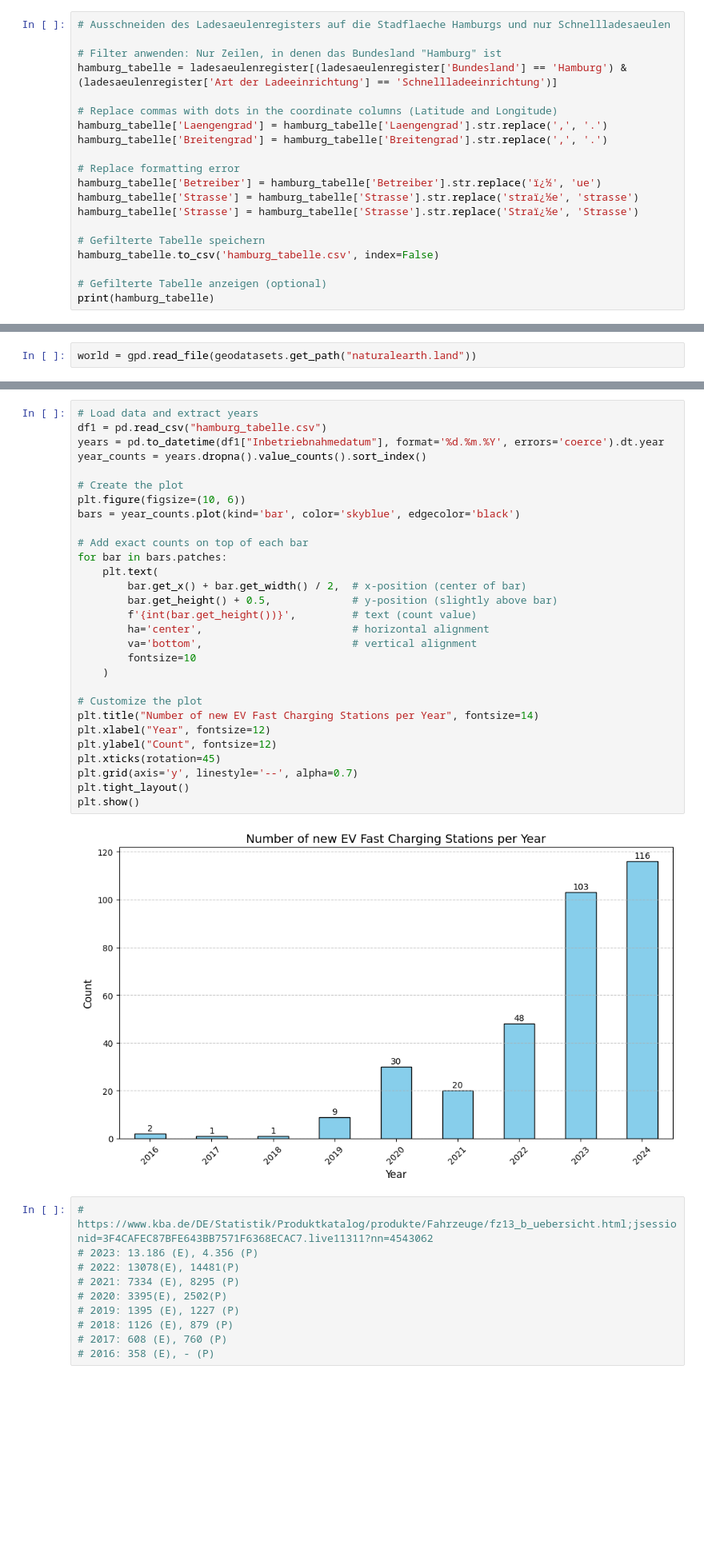
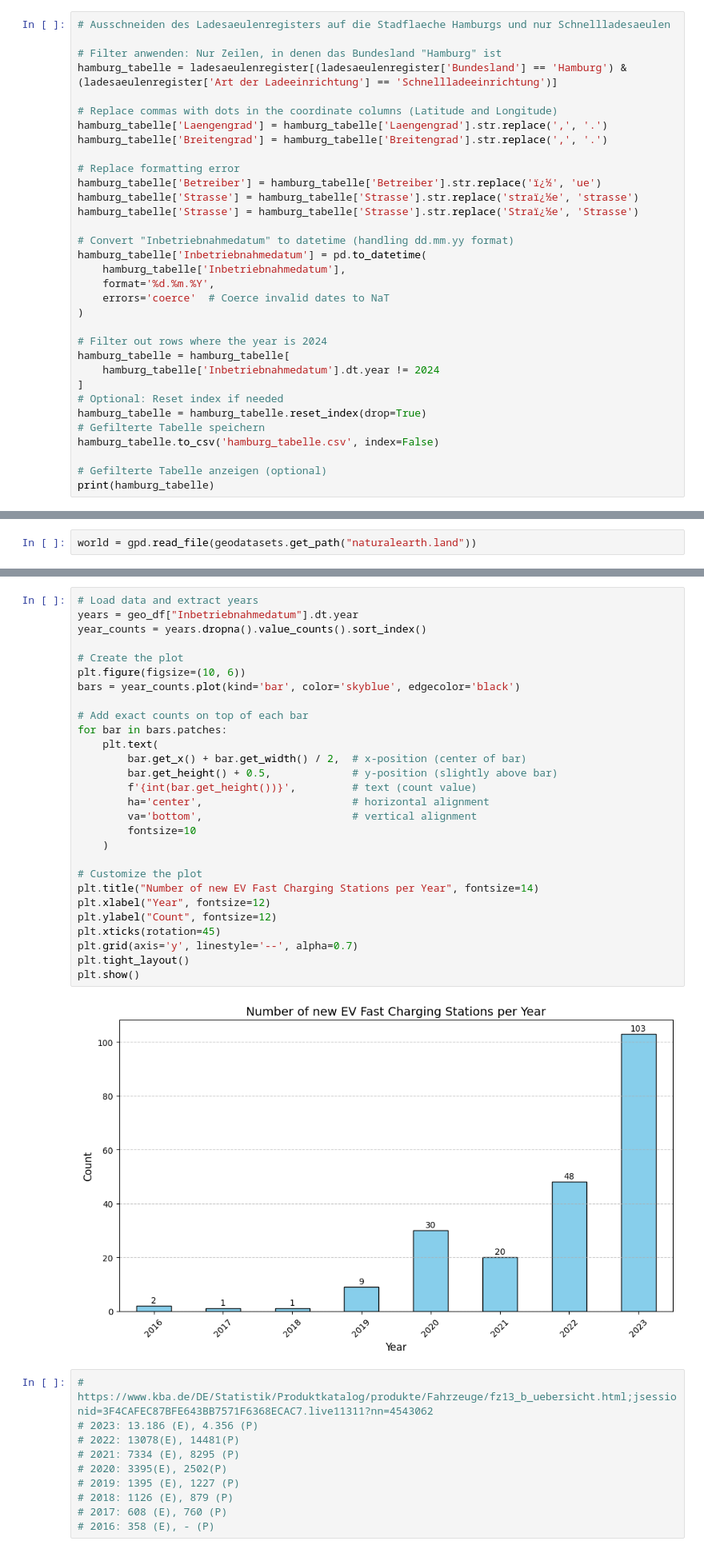
Before and after one commit to DanielJott/hamburg_echarging, a Jupyter notebook: hamburg.ipynb, the cells around one changed output, grey strips where cells are left out. Shown at 80% size. Cells and saved outputs as stored; diff of their text form; blank space fills up the shorter version.

```diff
--- a/hamburg.ipynb
+++ b/hamburg.ipynb
@@ -140,6 +142,19 @@ hamburg_tabelle['Betreiber'] = hamburg_tabelle['Betreiber'].str.replace('ï¿½'
 hamburg_tabelle['Strasse'] = hamburg_tabelle['Strasse'].str.replace('straï¿½e', 'strasse')
 hamburg_tabelle['Strasse'] = hamburg_tabelle['Strasse'].str.replace('Straï¿½e', 'Strasse')
 
+# Convert "Inbetriebnahmedatum" to datetime (handling dd.mm.yy format)
+hamburg_tabelle['Inbetriebnahmedatum'] = pd.to_datetime(
+    hamburg_tabelle['Inbetriebnahmedatum'],
+    format='%d.%m.%Y',
+    errors='coerce'  # Coerce invalid dates to NaT
+)
+
+# Filter out rows where the year is 2024
+hamburg_tabelle = hamburg_tabelle[
+    hamburg_tabelle['Inbetriebnahmedatum'].dt.year != 2024
+]
+# Optional: Reset index if needed
+hamburg_tabelle = hamburg_tabelle.reset_index(drop=True)
 # Gefilterte Tabelle speichern
 hamburg_tabelle.to_csv('hamburg_tabelle.csv', index=False)
 
@@ -351,35 +368,34 @@ map
 [interactive output not drawn]
 # %%
 # Load data and extract years
-df1 = pd.read_csv("hamburg_tabelle.csv")
-years = pd.to_datetime(df1["Inbetriebnahmedatum"], format='%d.%m.%Y', errors='coerce').dt.year
+years = geo_df["Inbetriebnahmedatum"].dt.year
 year_counts = years.dropna().value_counts().sort_index()
 
 # Create the plot
 plt.figure(figsize=(10, 6))
 bars = year_counts.plot(kind='bar', color='skyblue', edgecolor='black')
 
 # Add exact counts on top of each bar
 for bar in bars.patches:
     plt.text(
         bar.get_x() + bar.get_width() / 2,  # x-position (center of bar)
         bar.get_height() + 0.5,             # y-position (slightly above bar)
         f'{int(bar.get_height())}',         # text (count value)
         ha='center',                        # horizontal alignment
         va='bottom',                        # vertical alignment
         fontsize=10
     )
 
 # Customize the plot
 plt.title("Number of new EV Fast Charging Stations per Year", fontsize=14)
 plt.xlabel("Year", fontsize=12)
 plt.ylabel("Count", fontsize=12)
 plt.xticks(rotation=45)
 plt.grid(axis='y', linestyle='--', alpha=0.7)
 plt.tight_layout()
 plt.show()
 # %% [output]
-[figure, old version]
+[figure, new version]
 # %%
 # https://www.kba.de/DE/Statistik/Produktkatalog/produkte/Fahrzeuge/fz13_b_uebersicht.html;jsessionid=3F4CAFEC87BFE643BB7571F6368ECAC7.live11311?nn=4543062
 # 2023: 13.186 (E), 4.356 (P)
```
Also changed, not shown: parts of 24 cells of this notebook, 1 other file.
